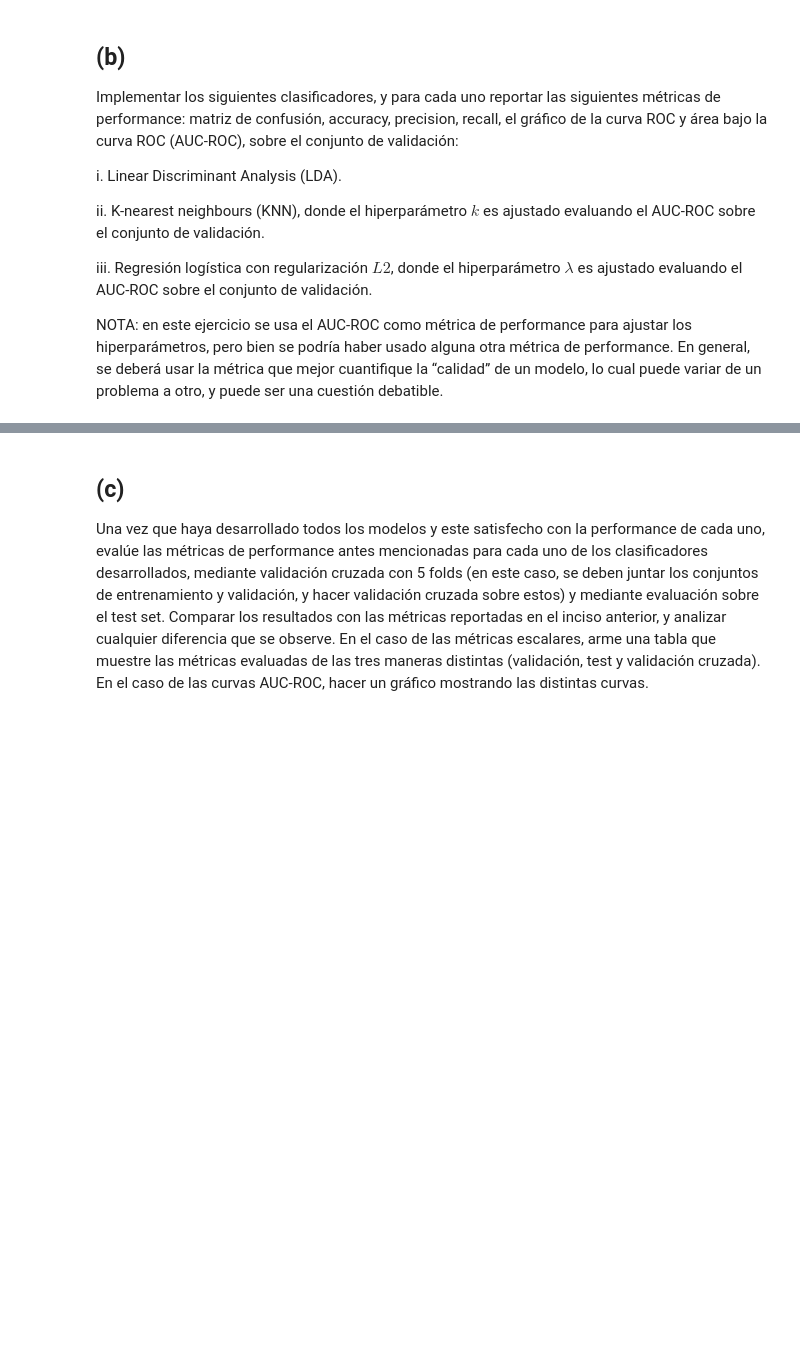
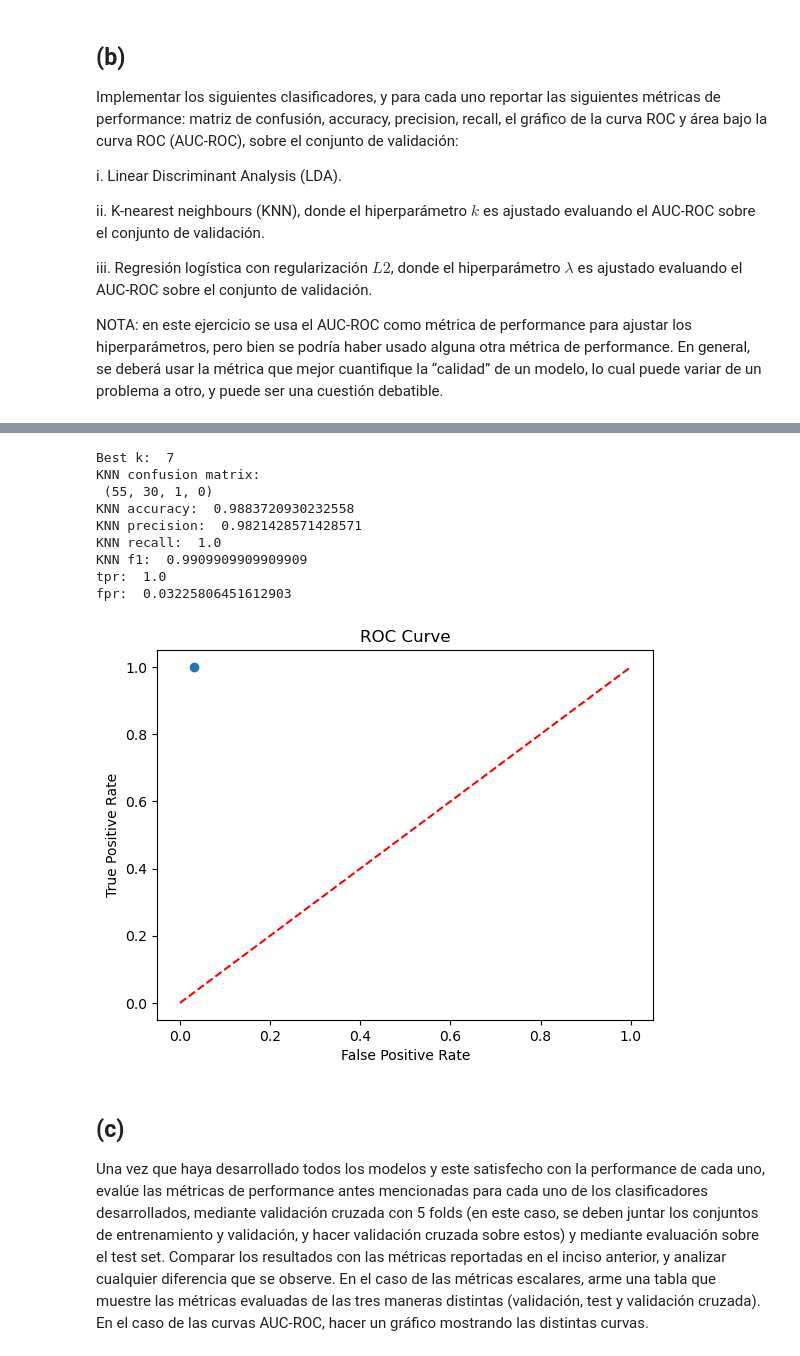
Before and after one commit to maxgubitosi/ML-Classification-Models-from-Scratch, a Jupyter notebook: Problema 1/Problema_1.ipynb, the cells around one changed output, grey strips where cells are left out. Saved outputs shown, nothing was run; the diff lists cells and outputs as text; code cells hidden in the pictures; blank space fills up the shorter version.

```diff
--- a/Problema 1/Problema_1.ipynb
+++ b/Problema 1/Problema_1.ipynb
@@ -92,3 +217,44 @@ LDA shape:  (86, 30)
+# %%
+# Train the model with the best k
+
+knn_model = KNN(k=best_k)
+knn_model.fit(X_train, y_train)
+
+y_pred_knn = knn_model.predict(X_test)
+knn_confusion_matrix = confusion_matrix(y_test, y_pred_knn)
+knn_accuracy = accuracy(y_test, y_pred_knn)
+knn_precision = precision(y_test, y_pred_knn)
+knn_recall = recall(y_test, y_pred_knn)
+knn_f1 = f1(y_test, y_pred_knn)
+
+print("KNN confusion matrix: \n", knn_confusion_matrix)
+print("KNN accuracy: ", knn_accuracy)
+print("KNN precision: ", knn_precision)
+print("KNN recall: ", knn_recall)
+print("KNN f1: ", knn_f1)
+
+# roc curve
+tpr, fpr = roc(y_test, y_pred_knn)
+print("tpr: ", tpr)
+print("fpr: ", fpr)
+
+plt.scatter(fpr, tpr)
+plt.plot([0, 1], [0, 1], linestyle='--', color='red')
+plt.xlabel('False Positive Rate')
+plt.ylabel('True Positive Rate')
+plt.title('ROC Curve')
+plt.show()
+# %% [output]
+Best k:  7
+KNN confusion matrix:
+ (55, 30, 1, 0)
+KNN accuracy:  0.9883720930232558
+KNN precision:  0.9821428571428571
+KNN recall:  1.0
+KNN f1:  0.9909909909909909
+tpr:  1.0
+fpr:  0.03225806451612903
+[figure, added]
 # %% [markdown]
 ## (c)
 Una vez que haya desarrollado todos los modelos y este satisfecho con la performance de cada uno, evalúe las métricas de performance antes mencionadas para cada uno de los clasificadores desarrollados, mediante validación cruzada con 5 folds (en este caso, se deben juntar los conjuntos de entrenamiento y validación, y hacer validación cruzada sobre estos) y mediante evaluación sobre el test set.
```
Also changed, not shown: parts of 9 cells of this notebook, 2 other files.
